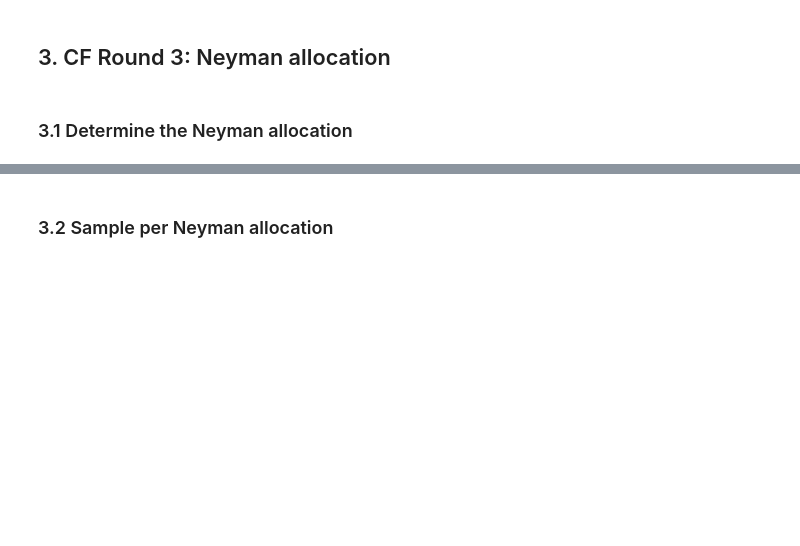
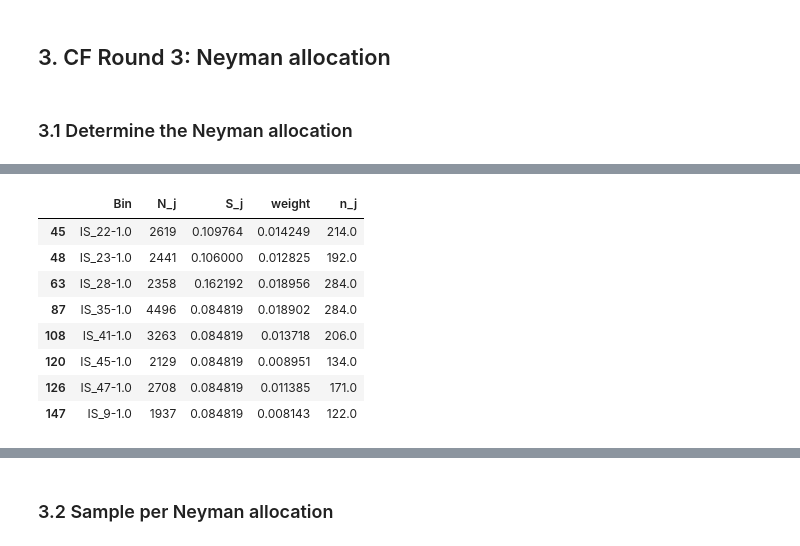
Before and after one commit to reglab/rgb-footprint-extract, a Jupyter notebook: naip_process/Pop-Estimates-Sampling.ipynb, the cells around one changed output, grey strips where cells are left out. Cells and saved outputs as stored; diff of their text form; code cells hidden in the pictures; blank space fills up the shorter version.

```diff
--- a/naip_process/Pop-Estimates-Sampling.ipynb
+++ b/naip_process/Pop-Estimates-Sampling.ipynb
@@ -229,3 +259,16 @@ print('[INFO] Number of parcels to sample: {}'.format(int(Neyman_alloc['n_j'].su
+# %%
+Neyman_alloc.loc[Neyman_alloc['Bin'].isin(
+    ['IS_47-1.0', 'IS_41-1.0', 'IS_45-1.0', 'IS_28-1.0', 'IS_22-1.0', 'IS_23-1.0', 'IS_9-1.0', 'IS_35-1.0'])]
+# %% [output]
+|  | Bin | N_j | S_j | weight | n_j |
+| 45 | IS_22-1.0 | 2619 | 0.109764 | 0.014249 | 214.0 |
+| 48 | IS_23-1.0 | 2441 | 0.106000 | 0.012825 | 192.0 |
+| 63 | IS_28-1.0 | 2358 | 0.162192 | 0.018956 | 284.0 |
+| 87 | IS_35-1.0 | 4496 | 0.084819 | 0.018902 | 284.0 |
+| 108 | IS_41-1.0 | 3263 | 0.084819 | 0.013718 | 206.0 |
+| 120 | IS_45-1.0 | 2129 | 0.084819 | 0.008951 | 134.0 |
+| 126 | IS_47-1.0 | 2708 | 0.084819 | 0.011385 | 171.0 |
+| 147 | IS_9-1.0 | 1937 | 0.084819 | 0.008143 | 122.0 |
 # %%
 print('[INFO] Number of parcels sampled per bin')
 Neyman_alloc['n_j'].hist()
```
Also changed, not shown: parts of 18 cells of this notebook, 5 other files.
